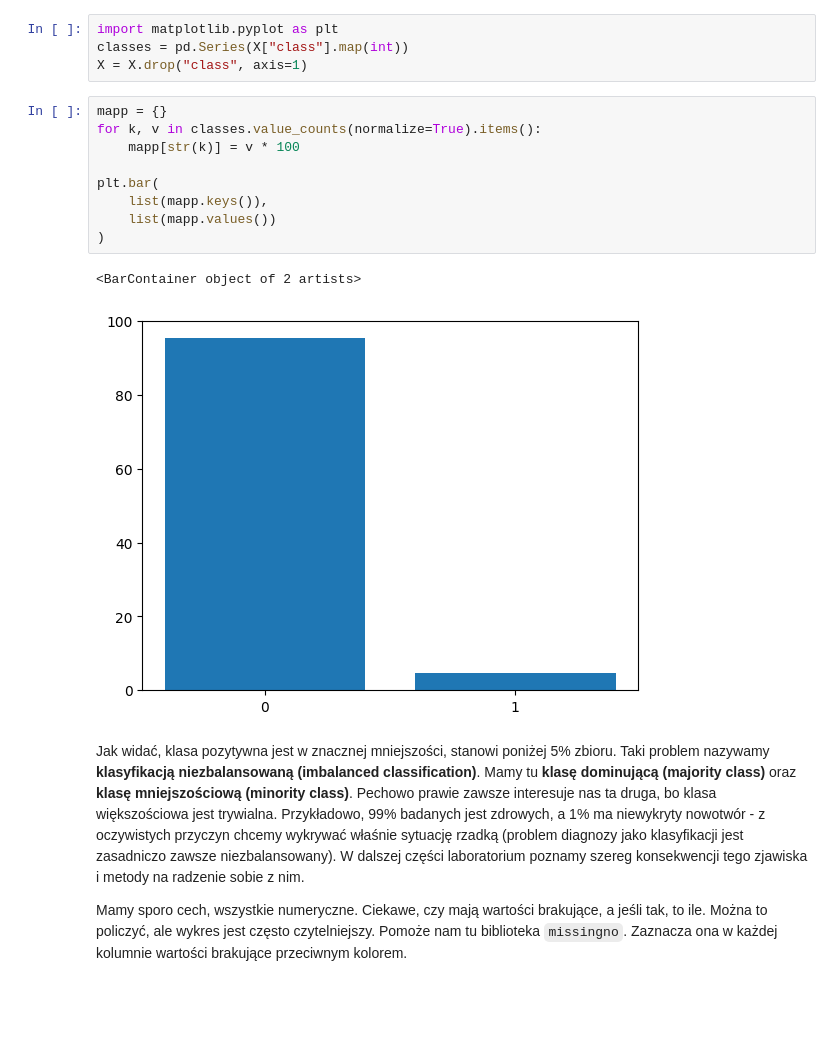
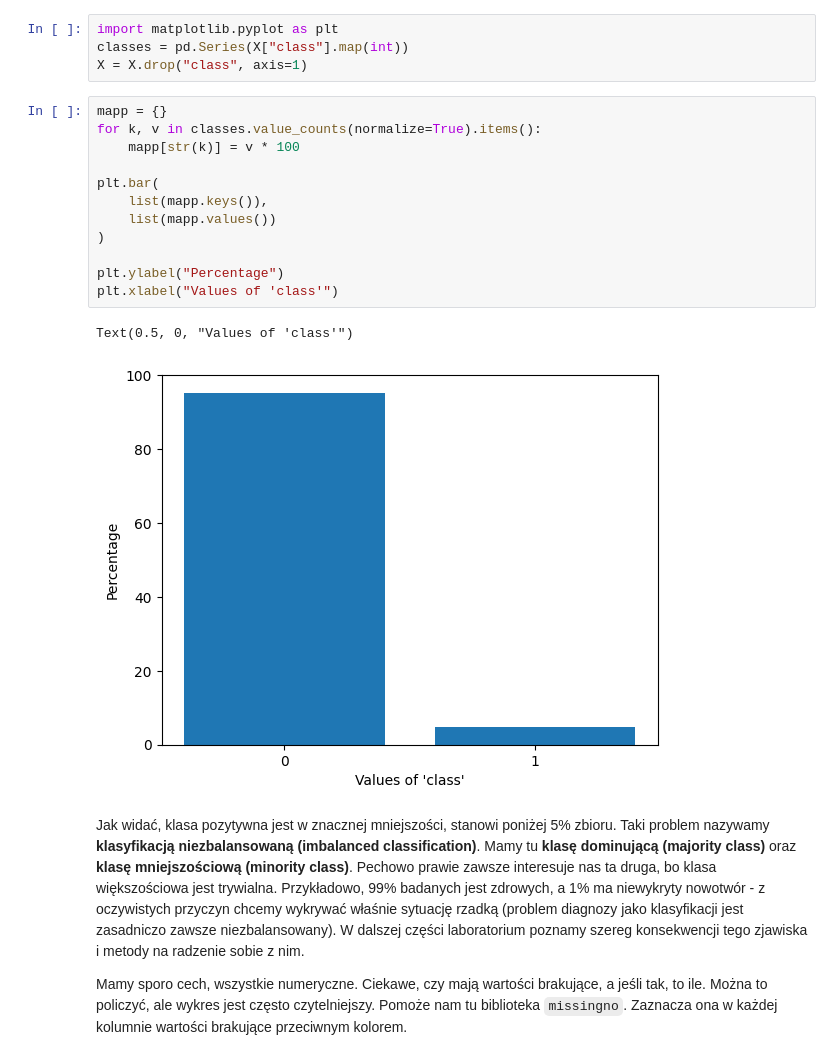
Before and after one commit to augustynkacper/sztuczna-inteligencja, a Jupyter notebook: lab2/lab_2.ipynb, the cells around one changed output. Cells and saved outputs as stored; diff of their text form; blank space fills up the shorter version.

```diff
--- a/lab2/lab_2.ipynb
+++ b/lab2/lab_2.ipynb
@@ -115,15 +115,18 @@ X = X.drop("class", axis=1)
 # %%
 mapp = {}
 for k, v in classes.value_counts(normalize=True).items():
     mapp[str(k)] = v * 100
 
 plt.bar(
     list(mapp.keys()),
     list(mapp.values())
 )
+
+plt.ylabel("Percentage")
+plt.xlabel("Values of 'class'")
 # %% [output]
-<BarContainer object of 2 artists>
+Text(0.5, 0, "Values of 'class'")
-[figure, old version]
+[figure, new version]
 # %% [markdown]
 Jak widać, klasa pozytywna jest w znacznej mniejszości, stanowi poniżej 5% zbioru. Taki problem nazywamy **klasyfikacją niezbalansowaną (imbalanced classification)**. Mamy tu **klasę dominującą (majority class)** oraz **klasę mniejszościową (minority class)**. Pechowo prawie zawsze interesuje nas ta druga, bo klasa większościowa jest trywialna. Przykładowo, 99% badanych jest zdrowych, a 1% ma niewykryty nowotwór - z oczywistych przyczyn chcemy wykrywać właśnie sytuację rzadką (problem diagnozy jako klasyfikacji jest zasadniczo zawsze niezbalansowany). W dalszej części laboratorium poznamy szereg konsekwencji tego zjawiska i metody na radzenie sobie z nim.
 
```
Also changed, not shown: parts of 25 cells of this notebook, 2 other files.
